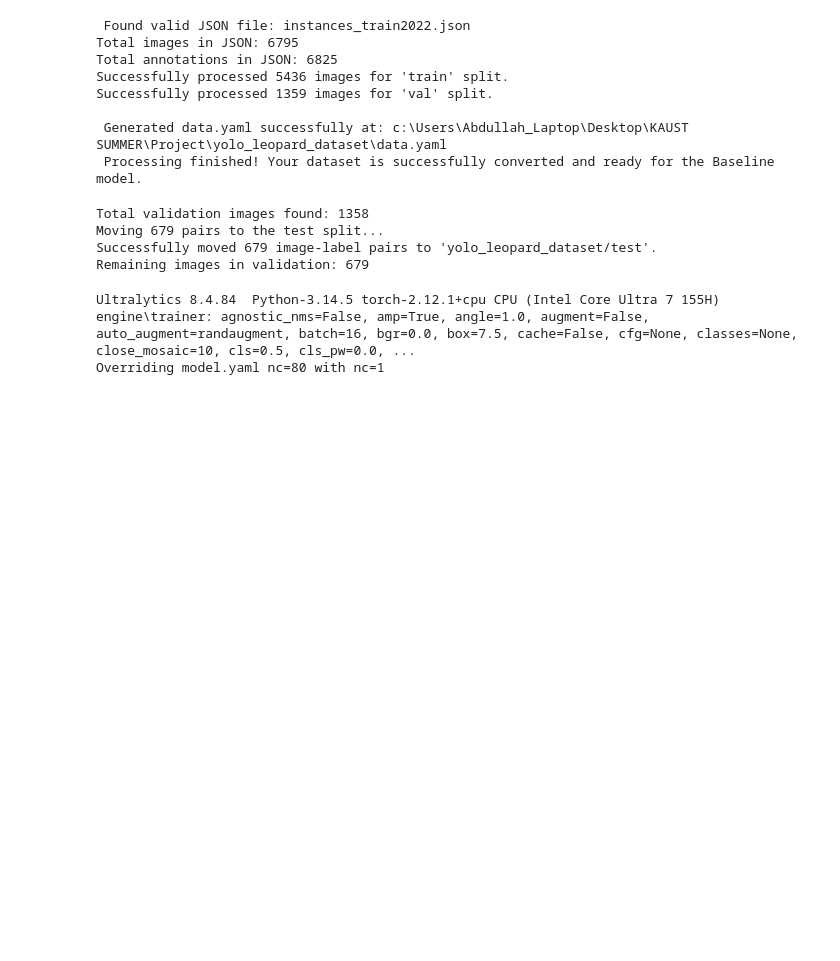
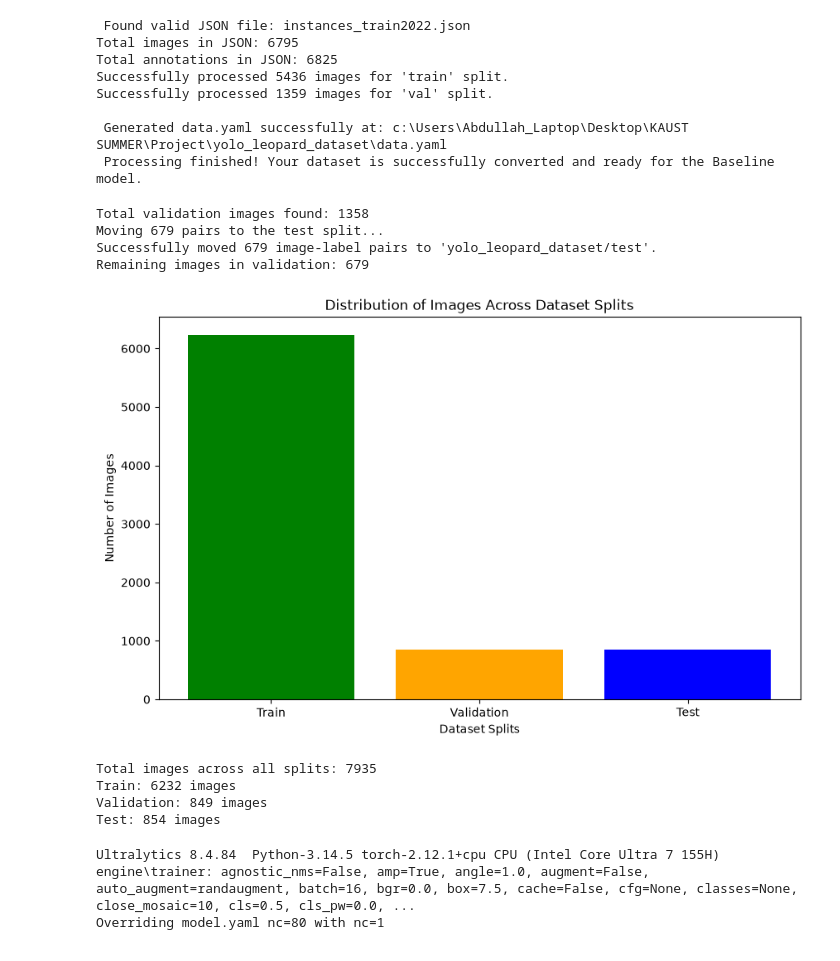
Before and after one commit to EE-Omar/Hunting-Leopards-with-Half-Brain, a Jupyter notebook: notebooks/v1_train.ipynb, the cells around one changed output. Cells and saved outputs as stored; diff of their text form; code cells hidden in the pictures; blank space fills up the shorter version.

```diff
--- a/notebooks/v1_train.ipynb
+++ b/notebooks/v1_train.ipynb
@@ -275,6 +275,37 @@ Total validation images found: 1358
 Moving 679 pairs to the test split...
 Successfully moved 679 image-label pairs to 'yolo_leopard_dataset/test'.
 Remaining images in validation: 679
+# %%
+# Display the number of images in each split (plotting)
+import os
+import matplotlib.pyplot as plt
+
+splits = ['Train', 'Validation', 'Test']
+image_counts = [
+    len(os.listdir('../data/v1_yolo_dataset/train/images')),
+    len(os.listdir('../data/v1_yolo_dataset/valid/images')),
+    len(os.listdir('../data/v1_yolo_dataset/test/images'))
+]
+
+plt.figure(figsize=(10, 6))
+bars = plt.bar(splits, image_counts, color=['green', 'orange', 'blue'])
+plt.xlabel('Dataset Splits')
+plt.ylabel('Number of Images')
+plt.title('Distribution of Images Across Dataset Splits')
+plt.show()
+
+total_images = sum(image_counts)
+print(f"Total images across all splits: {total_images}")
+
+print(f"Train: {image_counts[0]} images")
+print(f"Validation: {image_counts[1]} images")
+print(f"Test: {image_counts[2]} images")
+# %% [output]
+[figure, added]
+Total images across all splits: 7935
+Train: 6232 images
+Validation: 849 images
+Test: 854 images
 # %%
 model = YOLO('yolov8s.pt')
 # %%
```
Also changed, not shown: parts of 1 cell of this notebook, 47 other files.
